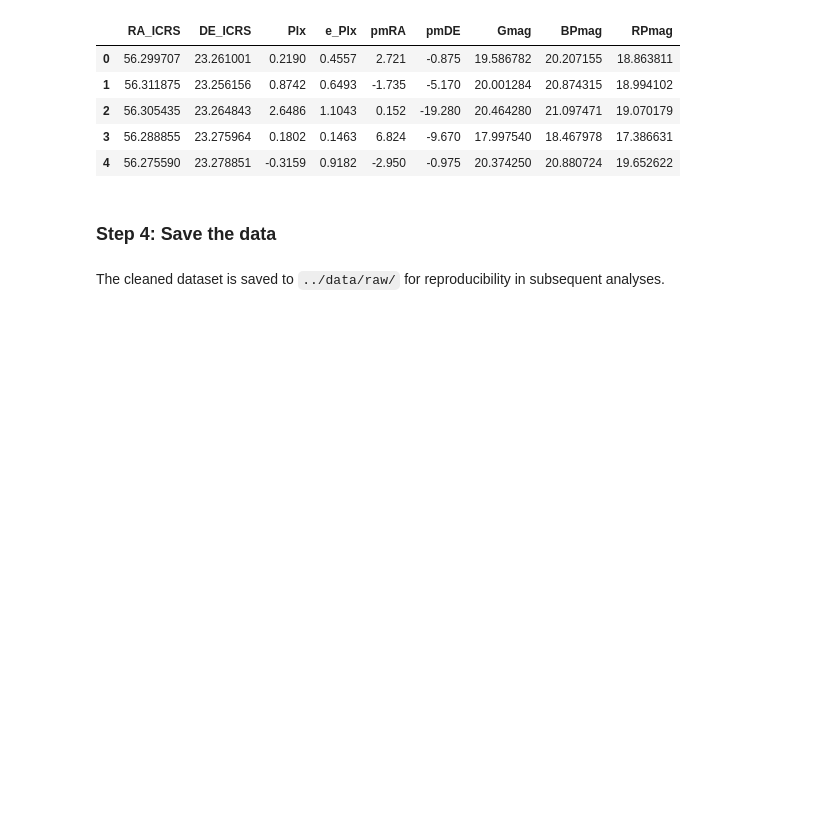
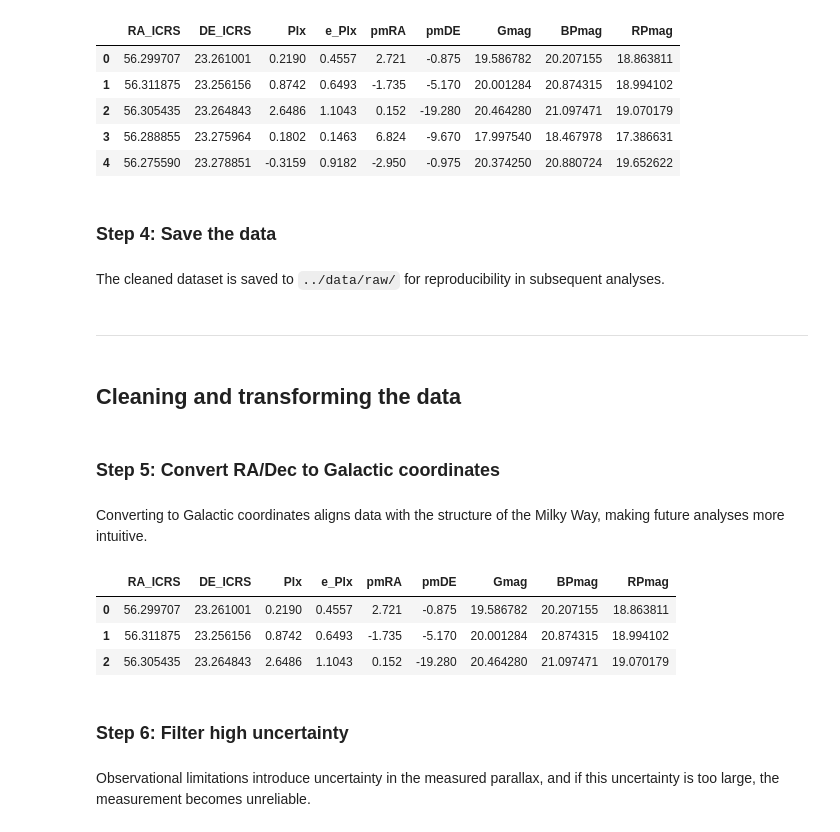
Before and after one commit to German-vr/GaiaDR3-StarClassifier, a Jupyter notebook: src/data_preprocessing.ipynb, the cells around one changed output. Drawn from its saved outputs; the diff is of its cells as text; code cells hidden in the pictures; blank space fills up the shorter version.

```diff
--- a/src/data_selection.ipynb
+++ b/src/data_preprocessing.ipynb
@@ -115,3 +116,20 @@ df.head()
 The cleaned dataset is saved to `../data/raw/` for reproducibility in subsequent analyses.
 # %%
 df.to_csv("../data/raw/pleiades_gaia_cleaned.csv", index=False)
+# %% [markdown]
+---
+# %% [markdown]
+## Cleaning and transforming the data
+# %% [markdown]
+### Step 5: Convert RA/Dec to Galactic coordinates
+# %% [markdown]
+Converting to Galactic coordinates aligns data with the structure of the Milky Way, making future analyses more intuitive.
+# %%
+# We load the raw data
+raw_df = pd.read_csv('../data/raw/pleiades_gaia_cleaned.csv', sep=',')
+raw_df.head(3)
+# %% [output]
+|  | RA_ICRS | DE_ICRS | Plx | e_Plx | pmRA | pmDE | Gmag | BPmag | RPmag |
+| 0 | 56.299707 | 23.261001 | 0.2190 | 0.4557 | 2.721 | -0.875 | 19.586782 | 20.207155 | 18.863811 |
+| 1 | 56.311875 | 23.256156 | 0.8742 | 0.6493 | -1.735 | -5.170 | 20.001284 | 20.874315 | 18.994102 |
+| 2 | 56.305435 | 23.264843 | 2.6486 | 1.1043 | 0.152 | -19.280 | 20.464280 | 21.097471 | 19.070179 |
@@ -117,0 +145,4 @@ df.to_csv("../data/raw/pleiades_gaia_cleaned.csv", index=False)
+# %% [markdown]
+### Step 6: Filter high uncertainty
+# %% [markdown]
+Observational limitations introduce uncertainty in the measured parallax, and if this uncertainty is too large, the measurement becomes unreliable.
```
Also changed, not shown: parts of 15 cells of this notebook, 2 other files.
